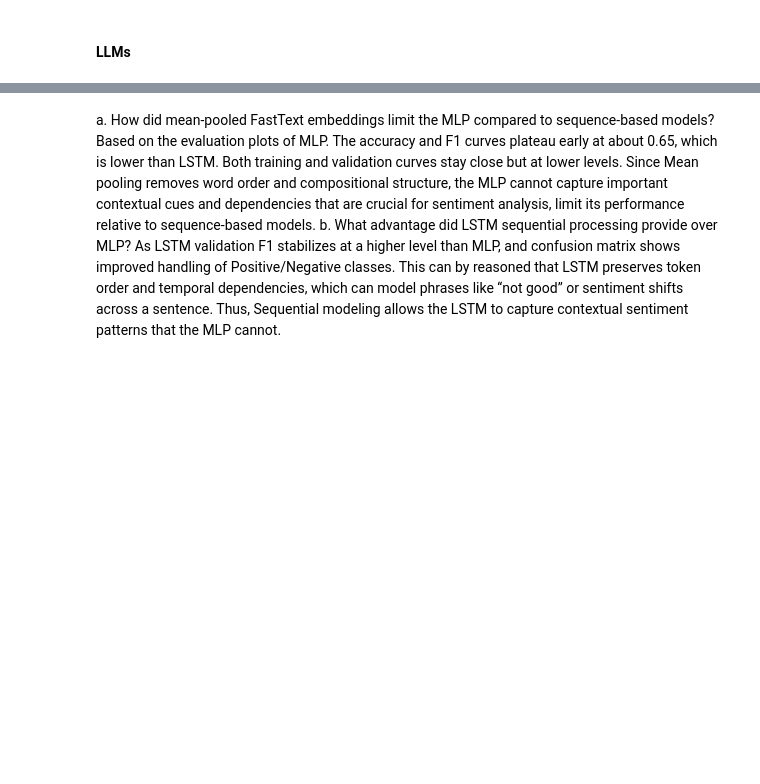
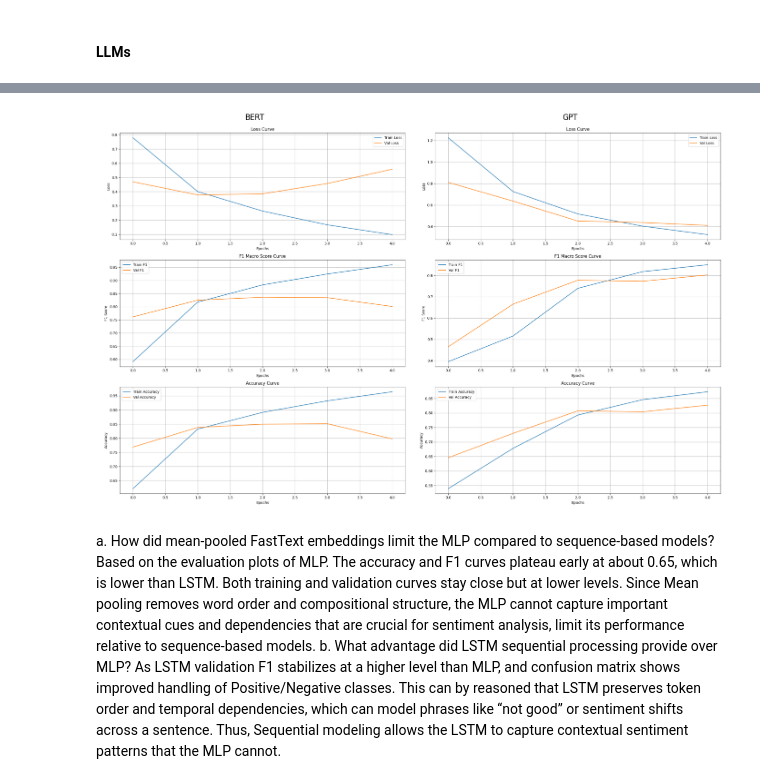
Before and after one commit to TianhaoZhao-9/stat359, a Jupyter notebook: student/Assignment_3/open_questions.ipynb, the cells around one changed output, grey strips where cells are left out. Saved outputs shown, nothing was run; the diff lists cells and outputs as text; code cells hidden in the pictures; blank space fills up the shorter version.

```diff
--- a/student/Assignment_3/open_questions.ipynb
+++ b/student/Assignment_3/open_questions.ipynb
@@ -82,3 +110,23 @@ display(Image(filename="outputs/gpt_f1_learning_curves.png"))
+# %%
+fig, axes = plt.subplots(1, 2, figsize=(14,10))
+
+images = [
+    "outputs/bert_f1_learning_curves.png",
+    "outputs/gpt_f1_learning_curves.png"
+]
+
+titles = ["BERT", "GPT"]
+
+for ax, img_path, title in zip(axes, images, titles):
+    img = mpimg.imread(img_path)
+    ax.imshow(img)
+    ax.set_title(title)
+    ax.axis("off")
+
+plt.tight_layout()
+plt.show()
+# %% [output]
+[figure, added]
 # %% [markdown]
 a. How did mean-pooled FastText embeddings limit the MLP compared to sequence-based models?
 Based on the evaluation plots of MLP. The accuracy and F1 curves plateau early at about 0.65, which is lower than LSTM. Both training and validation curves stay close but at lower levels. Since Mean pooling removes word order and compositional structure, the MLP cannot capture important contextual cues and dependencies that are crucial for sentiment analysis, limit its performance relative to sequence-based models.
```
Also changed, not shown: parts of 10 cells of this notebook, 1 other file.
